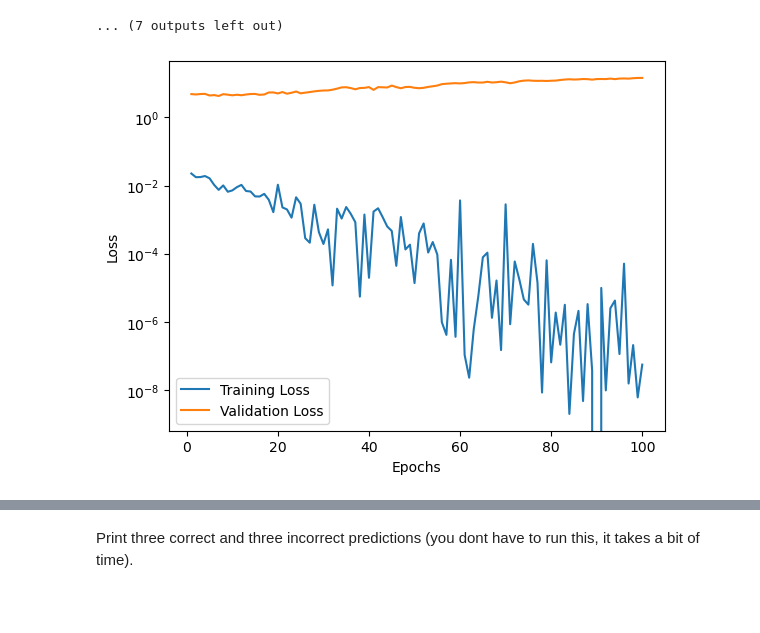
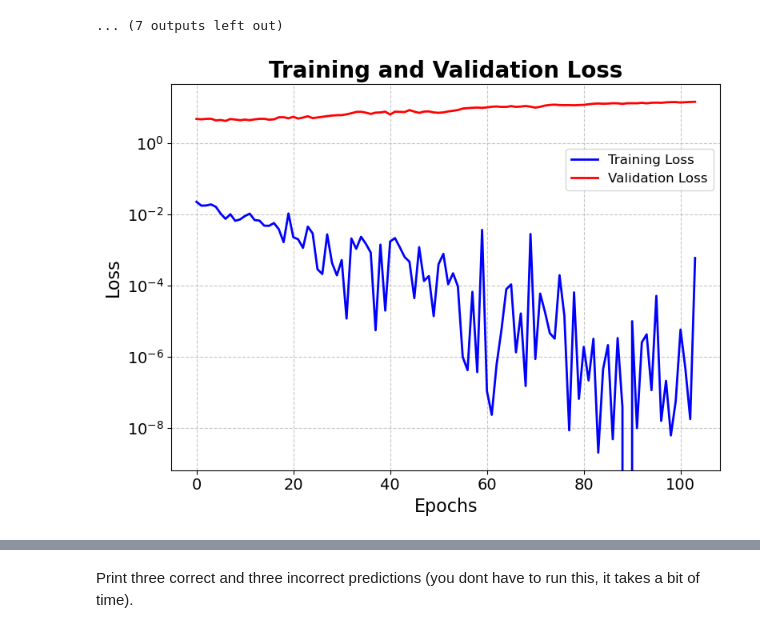
Before and after one commit to zebleck/Brain-Tumour-Analysis, a Jupyter notebook: VGG16 Training.ipynb, the cells around one changed output, grey strips where cells are left out. Cells and saved outputs as stored; diff of their text form; code cells hidden in the pictures; blank space fills up the shorter version.

```diff
--- a/VGG16 Training.ipynb
+++ b/VGG16 Training.ipynb
@@ -593,18 +608,37 @@ Epoch 198: Training Loss: 0.000
 Epoch 199: Training Loss: 0.001
 Epoch 200: Training Loss: 0.002
 ... (7 outputs left out)
-# %%
-plt.plot(range(1, 100 + 1), train_losses[:100], label='Training Loss')
-plt.plot(range(1, 100 + 1), val_losses[:100], label='Validation Loss')
-plt.xlabel('Epochs')
-plt.ylabel('Loss')
-plt.yscale('log')
-plt.legend()
-plt.show()
-
-# save train and validation losses
-import numpy as np
-np.save('train_losses.npy', train_losses)
-np.save('val_losses.npy', val_losses)
-# %% [output]
-[figure, removed]
+# %%
+from matplotlib import pyplot as plt
+import numpy as np
+
+train_losses = np.load('finetuning/train_losses.npy')
+val_losses = np.load('finetuning/val_losses.npy')
+
+x_train = np.arange(0, len(train_losses))
+x_val = np.arange(0, len(val_losses))
+
+plt.figure(figsize=(8, 6))  # Adjust the figure size as desired
+
+plt.plot(x_train, train_losses, label='Training Loss', color='blue', linewidth=2)
+plt.plot(x_val, val_losses, label='Validation Loss', color='red', linewidth=2)
+
+plt.xlabel('Epochs', fontsize=16)
+plt.ylabel('Loss', fontsize=16)
+plt.yscale('log')
+
+plt.title('Training and Validation Loss', fontsize=20, fontweight='bold')
+plt.grid(True, linestyle='--', alpha=0.7)  # Add grid lines
+plt.legend(loc='upper right', fontsize=12, bbox_to_anchor=(1.00, 0.85))  # Adjust the legend location and font size
+plt.xticks(fontsize=14)  # Increase the tick font size on the x-axis
+plt.yticks(fontsize=14)
+
+plt.tight_layout()  # Improve spacing between subplots
+plt.show()
+
+
+# save train and validation losses
+#np.save('train_losses.npy', train_losses)
+#np.save('val_losses.npy', val_losses)
+# %% [output]
+[figure, added]
```
Also changed, not shown: parts of 3 cells of this notebook, 2 other files.
